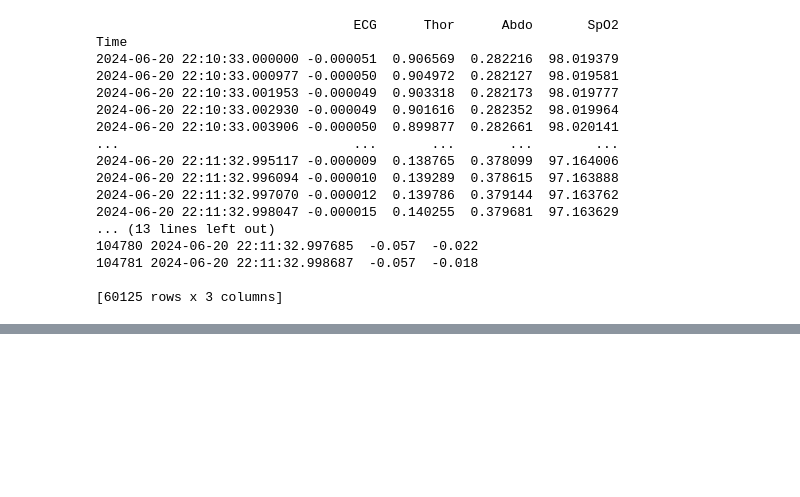
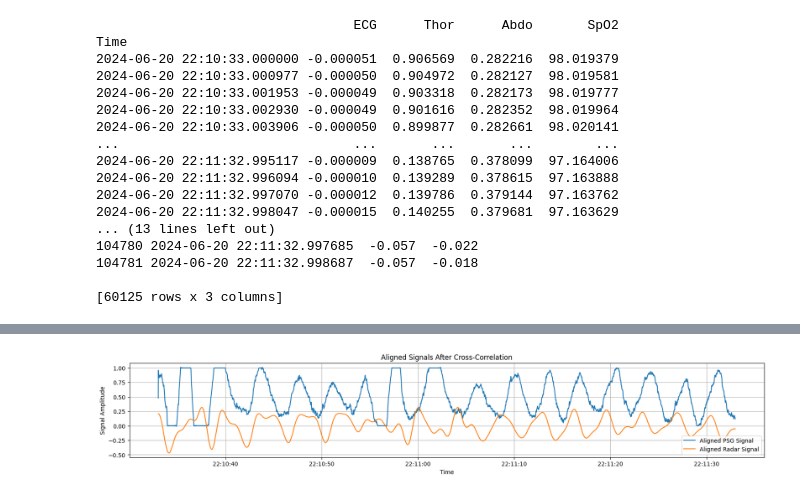
Before and after one commit to w-zzzz/SleepLab, a Jupyter notebook: event_loader_sleep.ipynb, the cells around one changed output, grey strips where cells are left out. Saved outputs shown, nothing was run; the diff lists cells and outputs as text; code cells hidden in the pictures; blank space fills up the shorter version.

```diff
--- a/event_loader_sleep.ipynb
+++ b/event_loader_sleep.ipynb
@@ -1894,0 +1917,14 @@ Time shift applied: -24.796875 seconds
+# %%
+# Extract data between two timestamps
+# start_datetime = datetime(2024, 6, 20, 22, 10, 33) # Replace with your actual start datetime
+# end_datetime = datetime(2024, 6, 20, 22, 11, 33)  # Replace with your actual end datetime
+start_datetime = psg_processor.start_datetime
+end_datetime = psg_processor.end_datetime
+print(f"Start Timestamp: {start_datetime}, End Timestamp: {end_datetime}")  # Print the start and end timestamps of the extracted data
+psg_date_segment = psg_processor.extract_segment_by_timestamp()
+
+radar_data_subset = extract_data_subset(cw_processor.data, start_datetime, end_datetime)
+processed_sig = cw_processor.process_signal(radar_data_subset)
+
+merged_df = integrate(psg_date_segment, xml_processor)
+print(merged_df.head())
@@ -1894,0 +1935,30 @@ Time shift applied: -24.796875 seconds
+# %%
+psg_resampled = resample_data(merged_df, original_freq=psg_processor.sampling_rate, target_freq=64)
+
+radar_resampled = resample_data(processed_sig, original_freq=radar_sample_rate, target_freq=64)
+radar_resampled['processed_signal'] = lowpass_filter(radar_sample_rate, radar_resampled['processed_signal'], 10, order=4)
+
+# Define a common time grid (using the minimum and maximum timestamps)
+common_time_index = pd.date_range(
+    start=max(psg_resampled.index.min(), radar_resampled.index.min()),
+    end=min(psg_resampled.index.max(), radar_resampled.index.max()),
+    freq='15.625ms'  # Adjust frequency as necessary, here it matches 64Hz
+)
+
+# Reindex and interpolate both dataframes to this common time grid
+psg_aligned = psg_resampled.reindex(common_time_index, method='nearest')
+radar_aligned = radar_resampled.reindex(common_time_index, method='nearest')
+
+# Plot the aligned signals
+plt.figure(figsize=(20, 3))
+plt.plot(psg_aligned['Thor'], label='Aligned PSG Signal')
+plt.plot(radar_aligned, label='Aligned Radar Signal')
+# plt.plot(radar_resampled, label='Aligned & Low pass Filtered Radar Signal')
+plt.xlabel('Time')
+plt.ylabel('Signal Amplitude')
+plt.title('Aligned Signals After Cross-Correlation')
+plt.legend()
+plt.grid(True)
+plt.show()
+# %% [output]
+[figure, added]
```
Also changed, not shown: parts of 12 cells of this notebook, 2 other files.
